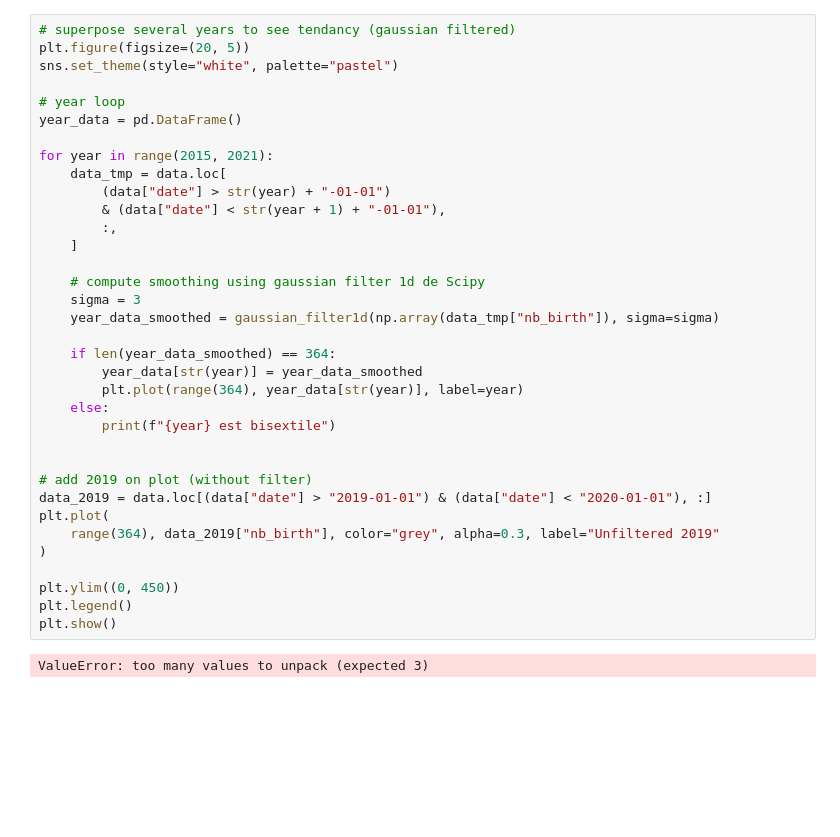
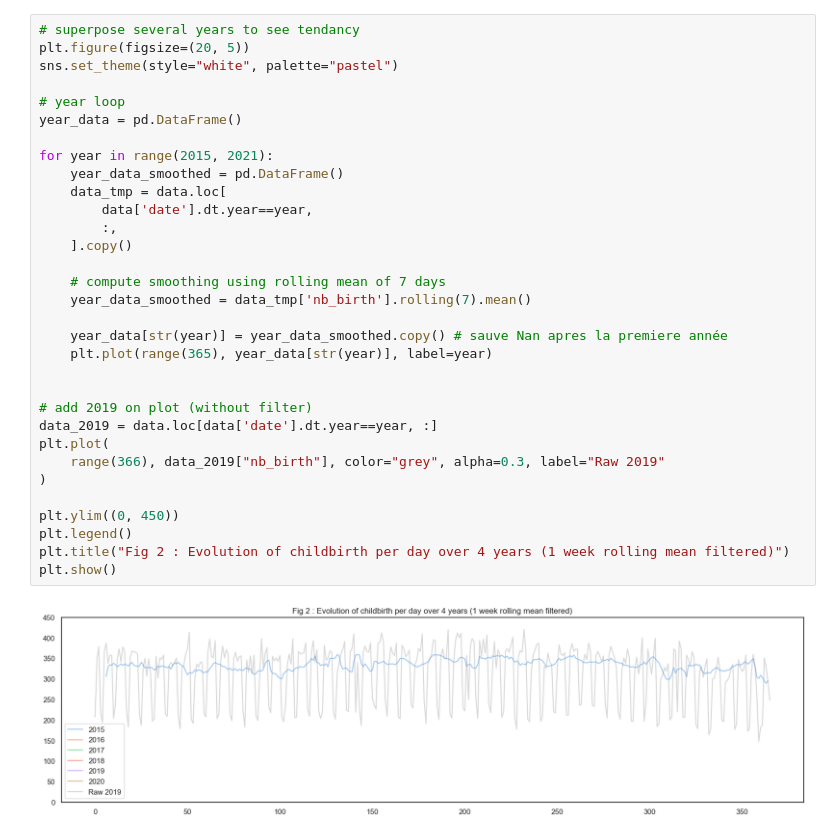
Before and after one commit to gmartinod/birth-vs-moon, a Jupyter notebook: fullMoonBirth.ipynb, the cells around one changed output. Drawn from its saved outputs; the diff is of its cells as text; blank space fills up the shorter version.

Commit message:
changements intermedaires apres conseil Paul

```diff
--- a/fullMoonBirth.ipynb
+++ b/fullMoonBirth.ipynb
@@ -48,37 +149,34 @@ sns.lineplot(data=sub_data, x="date", y="smooth", color="g")
 # %%
-# superpose several years to see tendancy (gaussian filtered)
+# superpose several years to see tendancy
 plt.figure(figsize=(20, 5))
 sns.set_theme(style="white", palette="pastel")
 
 # year loop
 year_data = pd.DataFrame()
 
 for year in range(2015, 2021):
+    year_data_smoothed = pd.DataFrame()
     data_tmp = data.loc[
-        (data["date"] > str(year) + "-01-01")
-        & (data["date"] < str(year + 1) + "-01-01"),
+        data['date'].dt.year==year,
         :,
-    ]
+    ].copy()
 
-    # compute smoothing using gaussian filter 1d de Scipy
-    sigma = 3
-    year_data_smoothed = gaussian_filter1d(np.array(data_tmp["nb_birth"]), sigma=sigma)
+    # compute smoothing using rolling mean of 7 days
+    year_data_smoothed = data_tmp['nb_birth'].rolling(7).mean()
 
-    if len(year_data_smoothed) == 364:
-        year_data[str(year)] = year_data_smoothed
-        plt.plot(range(364), year_data[str(year)], label=year)
-    else:
-        print(f"{year} est bisextile")
+    year_data[str(year)] = year_data_smoothed.copy() # sauve Nan apres la premiere année
+    plt.plot(range(365), year_data[str(year)], label=year)
 
 
 # add 2019 on plot (without filter)
-data_2019 = data.loc[(data["date"] > "2019-01-01") & (data["date"] < "2020-01-01"), :]
+data_2019 = data.loc[data['date'].dt.year==year, :]
 plt.plot(
-    range(364), data_2019["nb_birth"], color="grey", alpha=0.3, label="Unfiltered 2019"
+    range(366), data_2019["nb_birth"], color="grey", alpha=0.3, label="Raw 2019"
 )
 
 plt.ylim((0, 450))
 plt.legend()
+plt.title("Fig 2 : Evolution of childbirth per day over 4 years (1 week rolling mean filtered)")
 plt.show()
 # %% [output]
-ValueError: too many values to unpack (expected 3)
+[figure, added]
```
Also changed, not shown: parts of 11 cells of this notebook, 2 other files.
